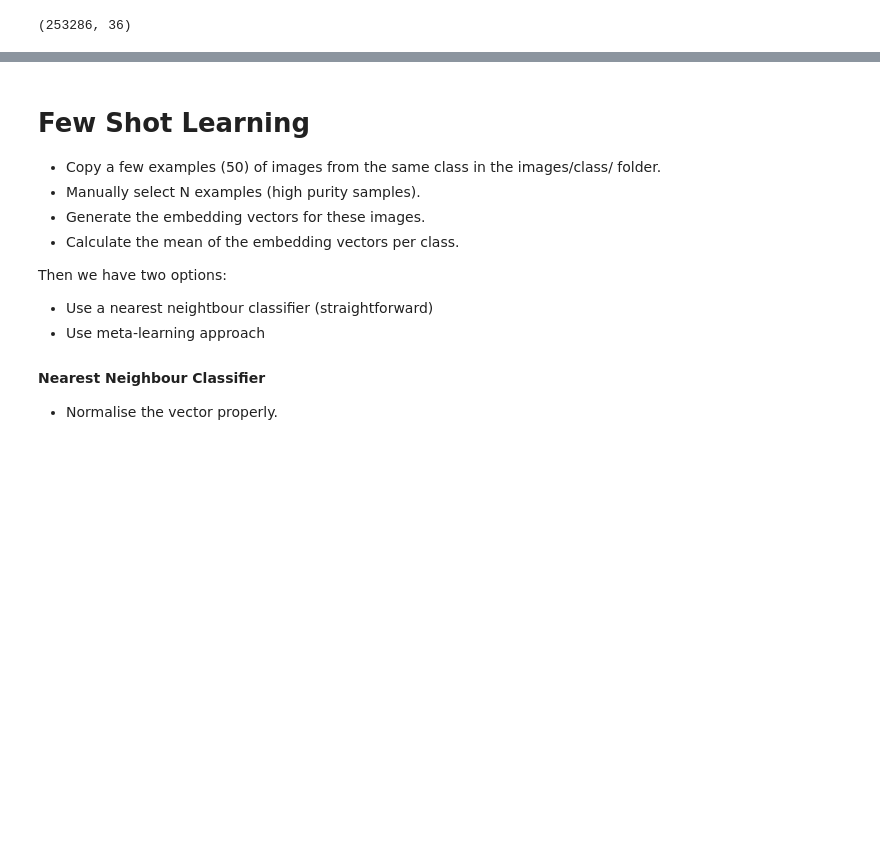
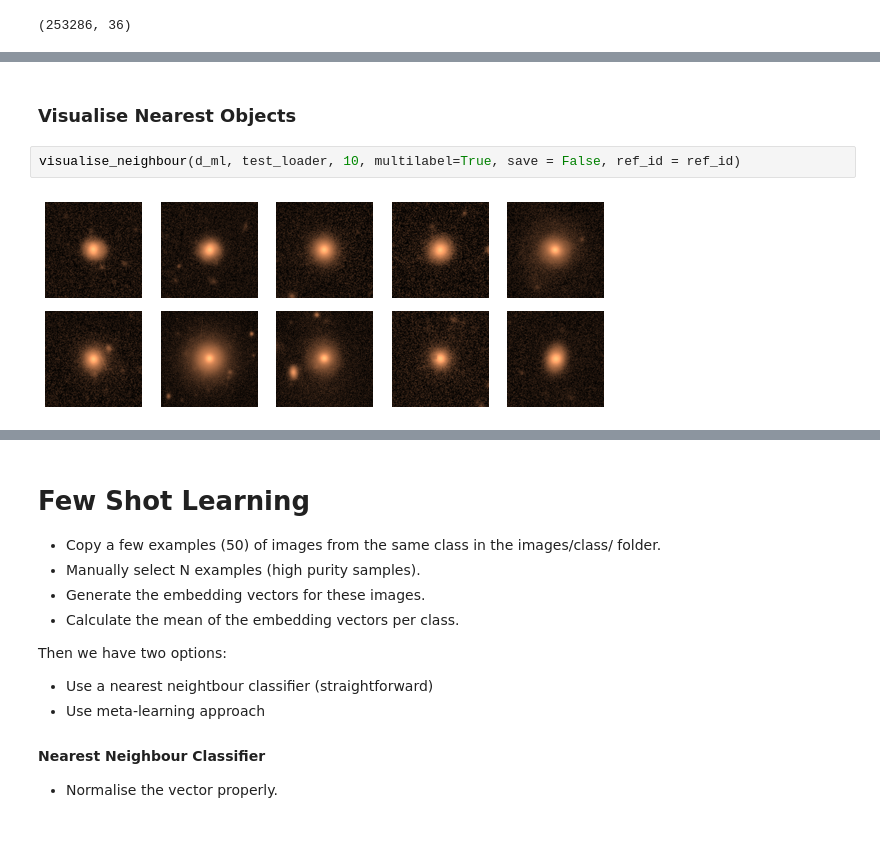
Before and after one commit to Harry45/MTL, a Jupyter notebook: decals.ipynb, the cells around one changed output, grey strips where cells are left out. Drawn from its saved outputs; the diff is of its cells as text; blank space fills up the shorter version.

```diff
--- a/decals.ipynb
+++ b/decals.ipynb
@@ -307,0 +291,6 @@ model_1 = nn.Sequential(*list(model.children())[1]['task_1'].layers[:-1])
+# %% [markdown]
+### Visualise Nearest Objects
+# %%
+visualise_neighbour(d_ml, test_loader, 10, multilabel=True, save = False, ref_id = ref_id)
+# %% [output]
+[figure, added]
```
Also changed, not shown: parts of 229 cells of this notebook, 2 other files.
